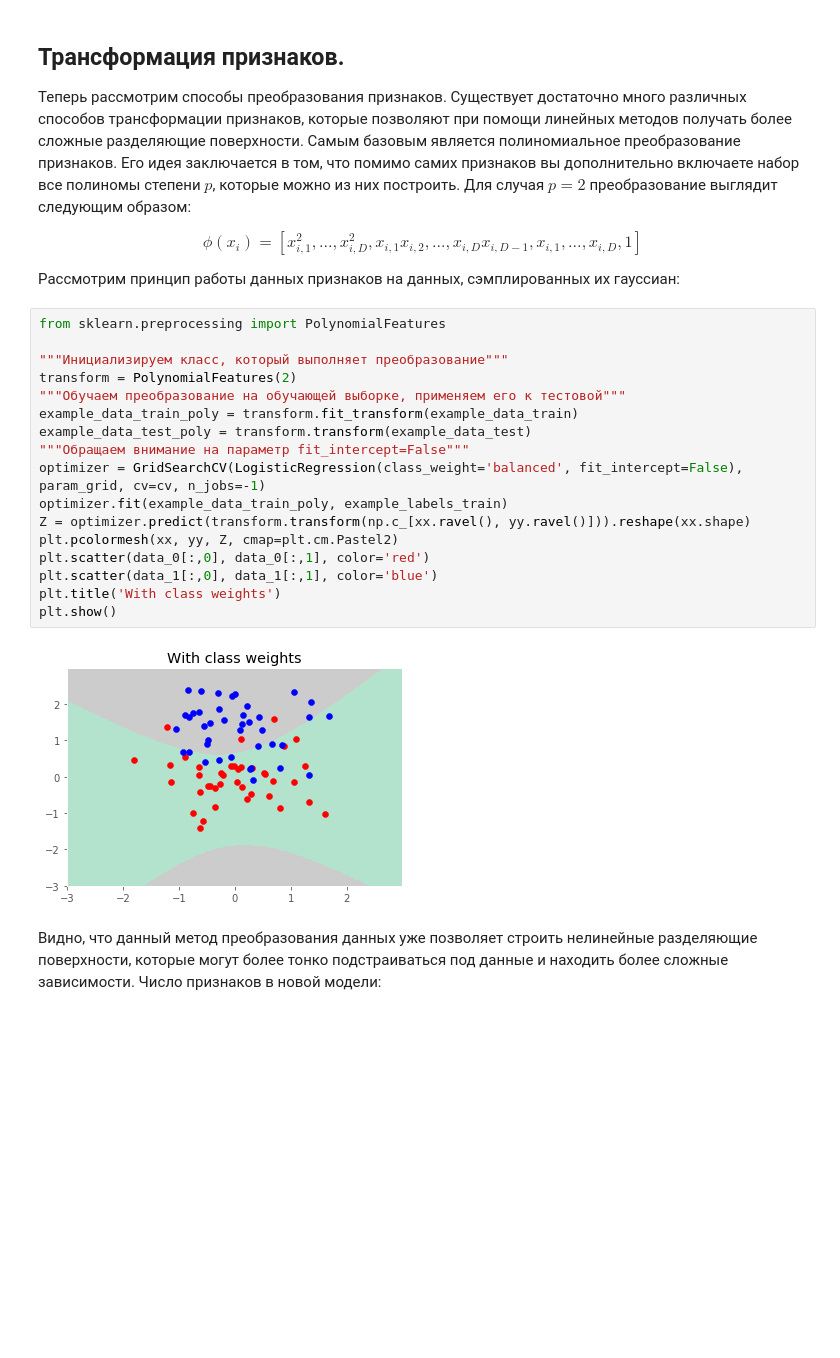
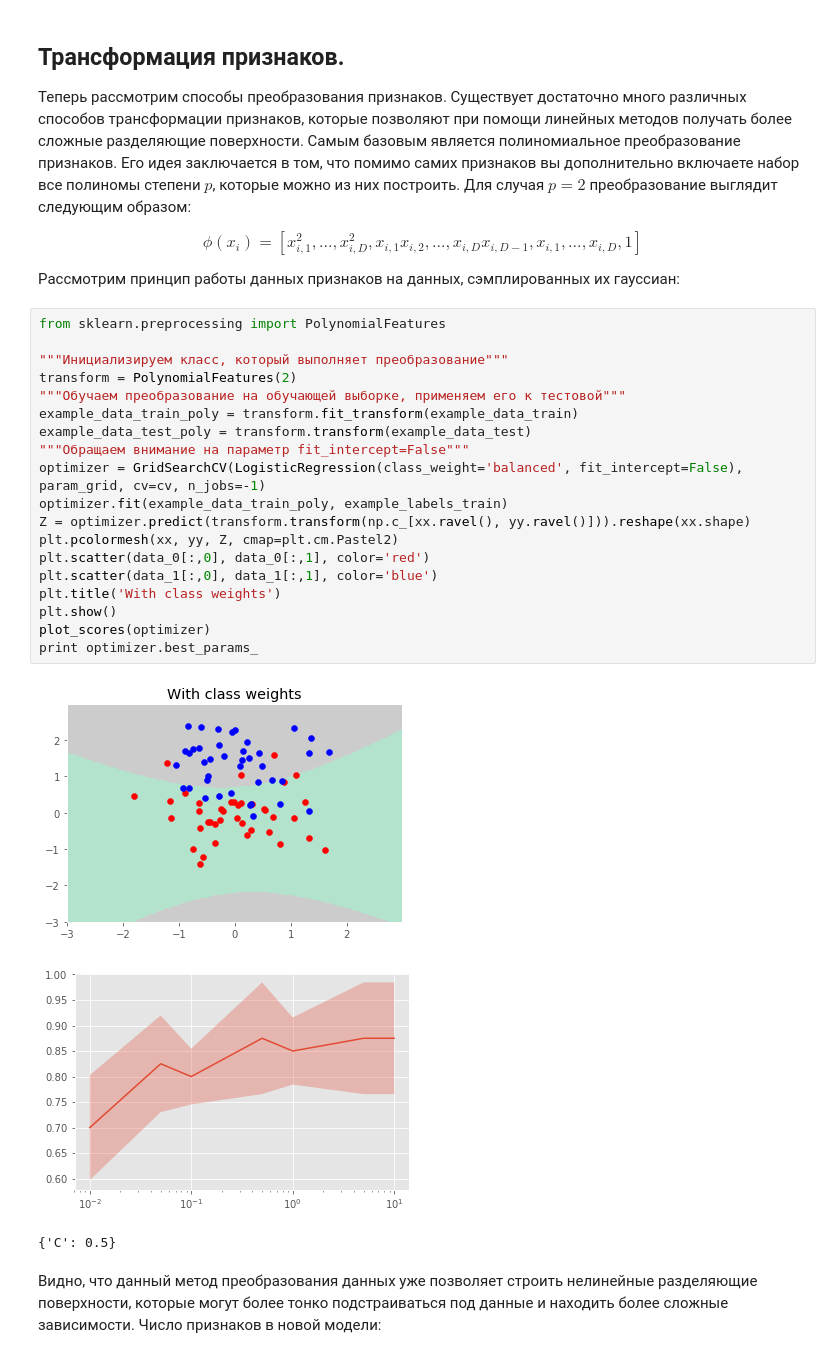
Before and after one commit to MacJei/coursera-cmp2, a Jupyter notebook: w3/Preprocessing_LR.ipynb, the cells around one changed output. Cells and saved outputs as stored; diff of their text form; blank space fills up the shorter version.

```diff
--- a/w3/Preprocessing_LR.ipynb
+++ b/w3/Preprocessing_LR.ipynb
@@ -730,22 +728,26 @@ $$ \phi(x_i) = [x_{i,1}^2, ..., x_{i,D}^2, x_{i,1}x_{i,2}, ..., x_{i,D} x_{i,D-1
 # %%
 from sklearn.preprocessing import PolynomialFeatures
 
 """Инициализируем класс, который выполняет преобразование"""
 transform = PolynomialFeatures(2)
 """Обучаем преобразование на обучающей выборке, применяем его к тестовой"""
 example_data_train_poly = transform.fit_transform(example_data_train)
 example_data_test_poly = transform.transform(example_data_test)
 """Обращаем внимание на параметр fit_intercept=False"""
 optimizer = GridSearchCV(LogisticRegression(class_weight='balanced', fit_intercept=False), param_grid, cv=cv, n_jobs=-1)
 optimizer.fit(example_data_train_poly, example_labels_train)
 Z = optimizer.predict(transform.transform(np.c_[xx.ravel(), yy.ravel()])).reshape(xx.shape)
 plt.pcolormesh(xx, yy, Z, cmap=plt.cm.Pastel2)
 plt.scatter(data_0[:,0], data_0[:,1], color='red')
 plt.scatter(data_1[:,0], data_1[:,1], color='blue')
 plt.title('With class weights')
 plt.show()
+plot_scores(optimizer)
+print optimizer.best_params_
 # %% [output]
 [figure]
+[figure, added]
+{'C': 0.5}
 # %% [markdown]
 Видно, что данный метод преобразования данных уже позволяет строить нелинейные разделяющие поверхности, которые могут более тонко подстраиваться под данные и находить более сложные зависимости. Число признаков в новой модели:
 # %%
```
Also changed, not shown: parts of 33 cells of this notebook, 1 other file.
